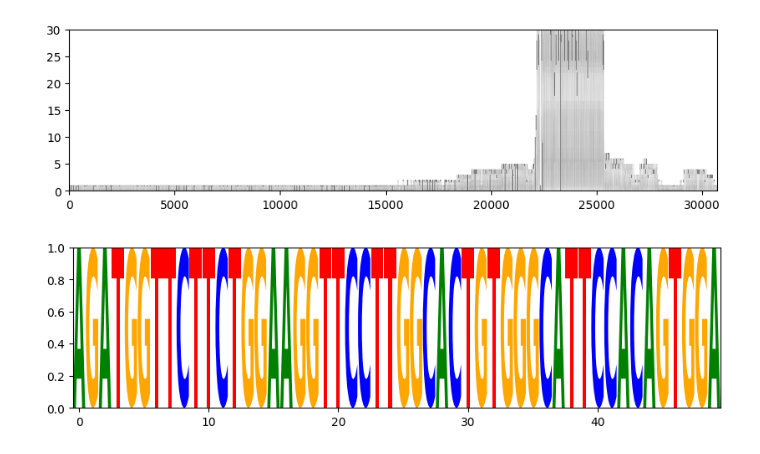
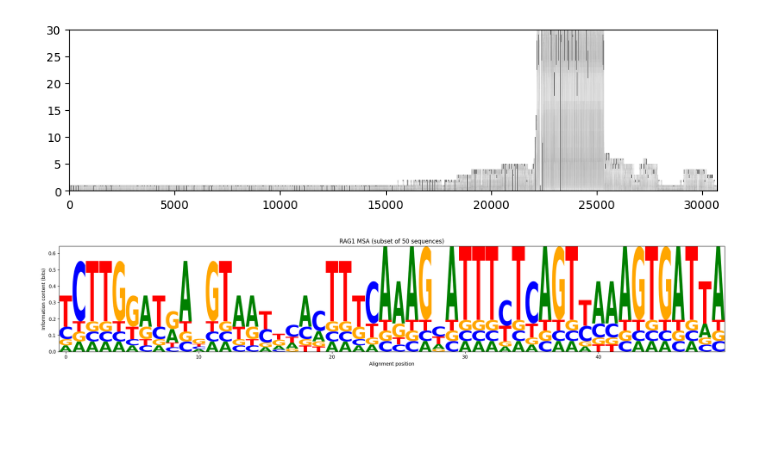
Before and after one commit to d-tom75/avian-phylogeny-project, a Jupyter notebook: cs466_project_analysis.ipynb, the cells around one changed output. Saved outputs shown, nothing was run; the diff lists cells and outputs as text; code cells hidden in the pictures; blank space fills up the shorter version.

Commit message:
Improve MSA visualization

```diff
--- a/cs466_project_analysis.ipynb
+++ b/cs466_project_analysis.ipynb
@@ -404,8 +425,16 @@ logo = lm.Logo(counts_mat, stack_order='small_on_top')
 # %%
 sequences_short = []
 for record in SeqIO.parse("output_msa.fasta", "fasta"):
-  sequences_short.append(str(record.seq[:50]))
+  sequences_short.append(str(record.seq[22000:22050]))
 counts_mat_short = lm.alignment_to_matrix(sequences_short, characters_to_ignore='-')
-logo_short = lm.Logo(counts_mat_short, stack_order='small_on_top')
+info_mat = lm.transform_matrix(counts_mat_short, from_type='counts', to_type='information')
+
+fig, ax = plt.subplots(figsize=(20, 4))
+logo = lm.Logo(info_mat, ax=ax, color_scheme='classic')
+ax.set_xlabel("Alignment position")
+ax.set_ylabel("Information content (bits)")
+ax.set_title("RAG1 MSA (subset of 50 sequences)")
+plt.tight_layout()
+plt.show()
 # %% [output]
-[figure, old version]
+[figure, new version]
```
Also changed, not shown: parts of 8 cells of this notebook.
